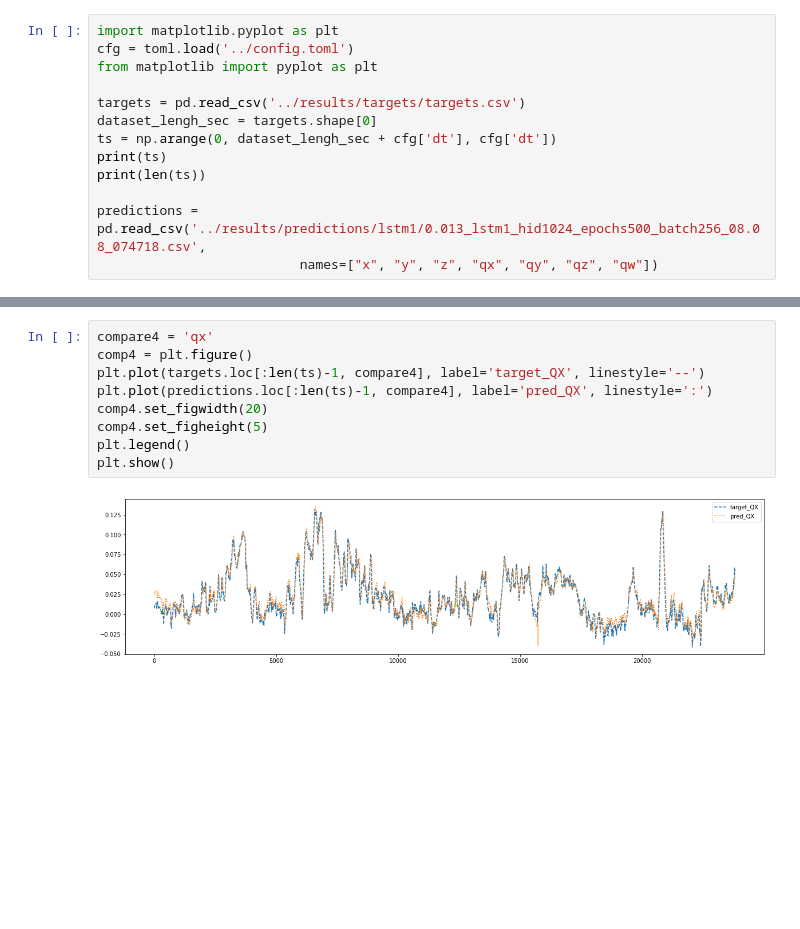
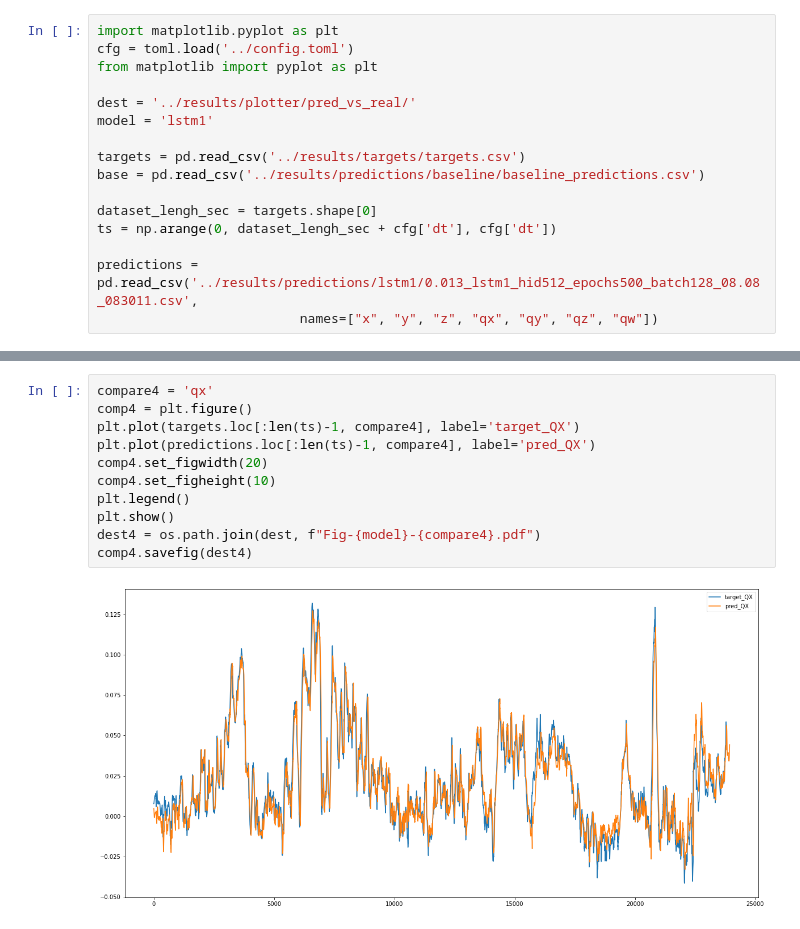
Before and after one commit to oleksa-oleksa/MasterThesis_UserPosition_6DOF, a Jupyter notebook: Development/notebooks/predictions_plots.ipynb, the cells around one changed output, grey strips where cells are left out. Drawn from its saved outputs; the diff is of its cells as text; blank space fills up the shorter version.

```diff
--- a/Development/notebooks/predictions_plots.ipynb
+++ b/Development/notebooks/predictions_plots.ipynb
@@ -3,11 +3,14 @@ import matplotlib.pyplot as plt
 cfg = toml.load('../config.toml')
 from matplotlib import pyplot as plt
 
+dest = '../results/plotter/pred_vs_real/'
+model = 'lstm1'
+
 targets = pd.read_csv('../results/targets/targets.csv')
+base = pd.read_csv('../results/predictions/baseline/baseline_predictions.csv')
+
 dataset_lengh_sec = targets.shape[0]
 ts = np.arange(0, dataset_lengh_sec + cfg['dt'], cfg['dt'])
-print(ts)
-print(len(ts))
 
-predictions = pd.read_csv('../results/predictions/lstm1/0.013_lstm1_hid1024_epochs500_batch256_08.08_074718.csv',
+predictions = pd.read_csv('../results/predictions/lstm1/0.013_lstm1_hid512_epochs500_batch128_08.08_083011.csv',
                           names=["x", "y", "z", "qx", "qy", "qz", "qw"])
@@ -50,14 +56,16 @@ plt.show()
 # %%
 compare4 = 'qx'
 comp4 = plt.figure()
-plt.plot(targets.loc[:len(ts)-1, compare4], label='target_QX', linestyle='--')
-plt.plot(predictions.loc[:len(ts)-1, compare4], label='pred_QX', linestyle=':')
+plt.plot(targets.loc[:len(ts)-1, compare4], label='target_QX')
+plt.plot(predictions.loc[:len(ts)-1, compare4], label='pred_QX')
 comp4.set_figwidth(20)
-comp4.set_figheight(5)
+comp4.set_figheight(10)
 plt.legend()
 plt.show()
+dest4 = os.path.join(dest, f"Fig-{model}-{compare4}.pdf")
+comp4.savefig(dest4)
 # %% [output]
-[figure, old version]
+[figure, new version]
 # %%
 compare5 = 'qy'
 comp5 = plt.figure()
```
Also changed, not shown: parts of 12 cells of this notebook, 10 other files.
